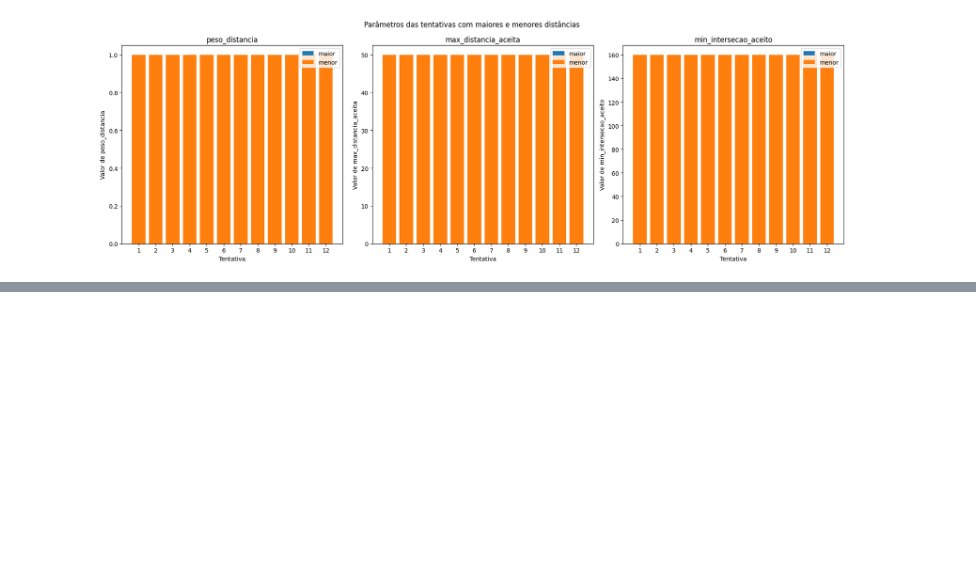
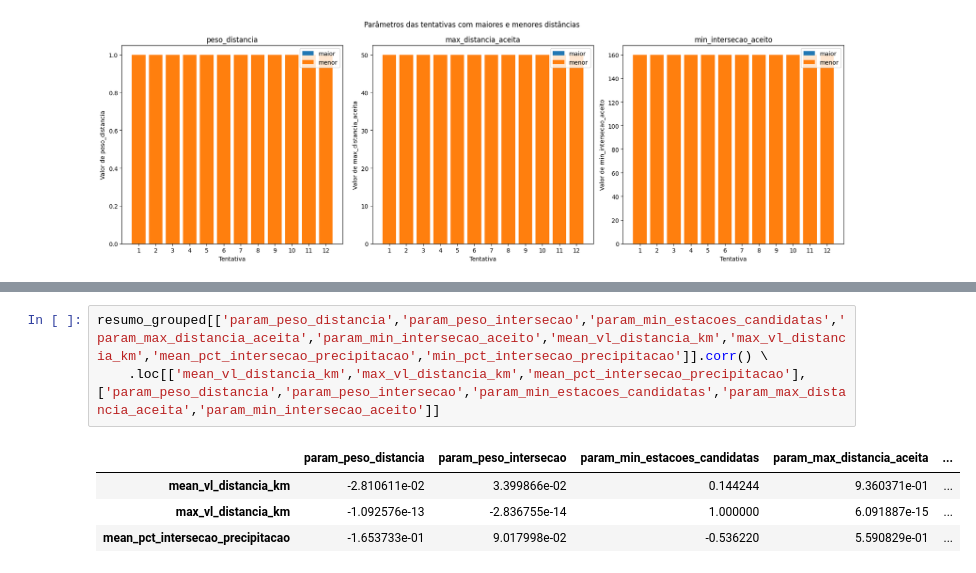
Before and after one commit to mateus-santos-rocha/doutorado, a Jupyter notebook: stations_selections_tests.ipynb, the cells around one changed output, grey strips where cells are left out. Cells and saved outputs as stored; diff of their text form; blank space fills up the shorter version.

```diff
--- a/stations_selections_tests.ipynb
+++ b/stations_selections_tests.ipynb
@@ -344,0 +376,8 @@ plt.show()
+# %%
+resumo_grouped[['param_peso_distancia','param_peso_intersecao','param_min_estacoes_candidatas','param_max_distancia_aceita','param_min_intersecao_aceito','mean_vl_distancia_km','max_vl_distancia_km','mean_pct_intersecao_precipitacao','min_pct_intersecao_precipitacao']].corr() \
+    .loc[['mean_vl_distancia_km','max_vl_distancia_km','mean_pct_intersecao_precipitacao'],['param_peso_distancia','param_peso_intersecao','param_min_estacoes_candidatas','param_max_distancia_aceita','param_min_intersecao_aceito']]
+# %% [output]
+|  | param_peso_distancia | param_peso_intersecao | param_min_estacoes_candidatas | param_max_distancia_aceita | ... |
+| mean_vl_distancia_km | -2.810611e-02 | 3.399866e-02 | 0.144244 | 9.360371e-01 | ... |
+| max_vl_distancia_km | -1.092576e-13 | -2.836755e-14 | 1.000000 | 6.091887e-15 | ... |
+| mean_pct_intersecao_precipitacao | -1.653733e-01 | 9.017998e-02 | -0.536220 | 5.590829e-01 | ... |
```
Also changed, not shown: parts of 5 cells of this notebook, 2 other files.
